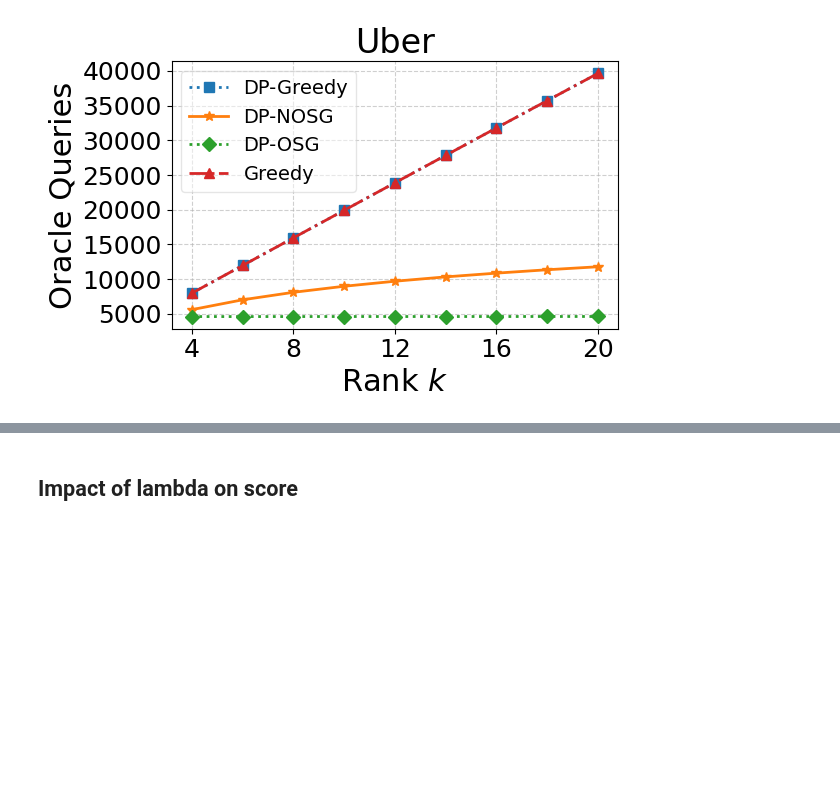
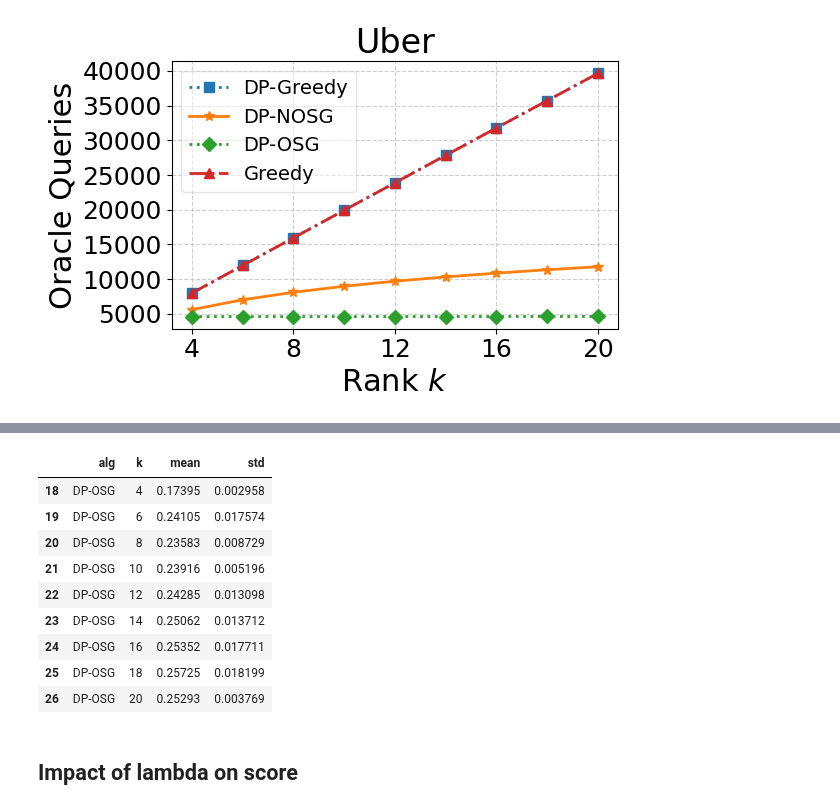
Before and after one commit to ronzadi/Differentially-Private-Max-Sum-Diversification, a Jupyter notebook: visualize_results/visualize_uber.ipynb, the cells around one changed output, grey strips where cells are left out. Saved outputs shown, nothing was run; the diff lists cells and outputs as text; code cells hidden in the pictures; blank space fills up the shorter version.

```diff
--- a/visualize_results/visualize_uber.ipynb
+++ b/visualize_results/visualize_uber.ipynb
@@ -299,3 +299,16 @@ plt.show()
+# %%
+stats[stats['alg'] == 'DP-OSG']
+# %% [output]
+|  | alg | k | mean | std |
+| 18 | DP-OSG | 4 | 0.17395 | 0.002958 |
+| 19 | DP-OSG | 6 | 0.24105 | 0.017574 |
+| 20 | DP-OSG | 8 | 0.23583 | 0.008729 |
+| 21 | DP-OSG | 10 | 0.23916 | 0.005196 |
+| 22 | DP-OSG | 12 | 0.24285 | 0.013098 |
+| 23 | DP-OSG | 14 | 0.25062 | 0.013712 |
+| 24 | DP-OSG | 16 | 0.25352 | 0.017711 |
+| 25 | DP-OSG | 18 | 0.25725 | 0.018199 |
+| 26 | DP-OSG | 20 | 0.25293 | 0.003769 |
 # %% [markdown]
 ## Impact of lambda on score
 # %%
```
Also changed, not shown: parts of 6 cells of this notebook.
